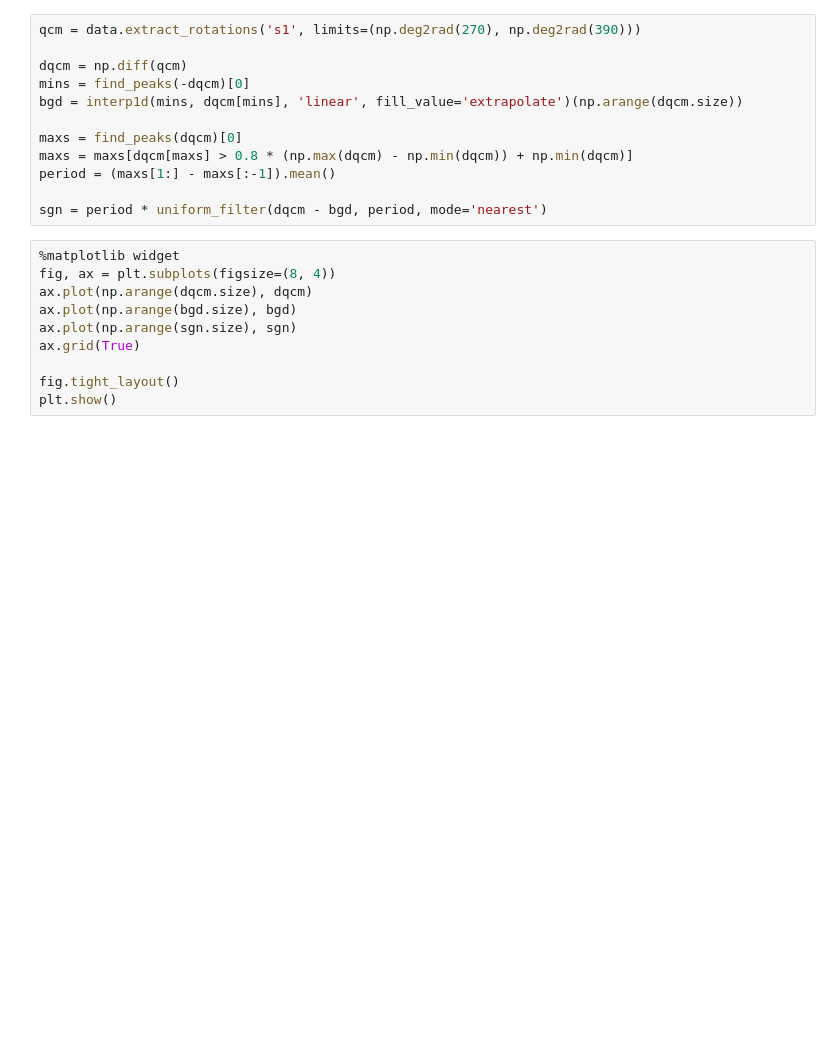
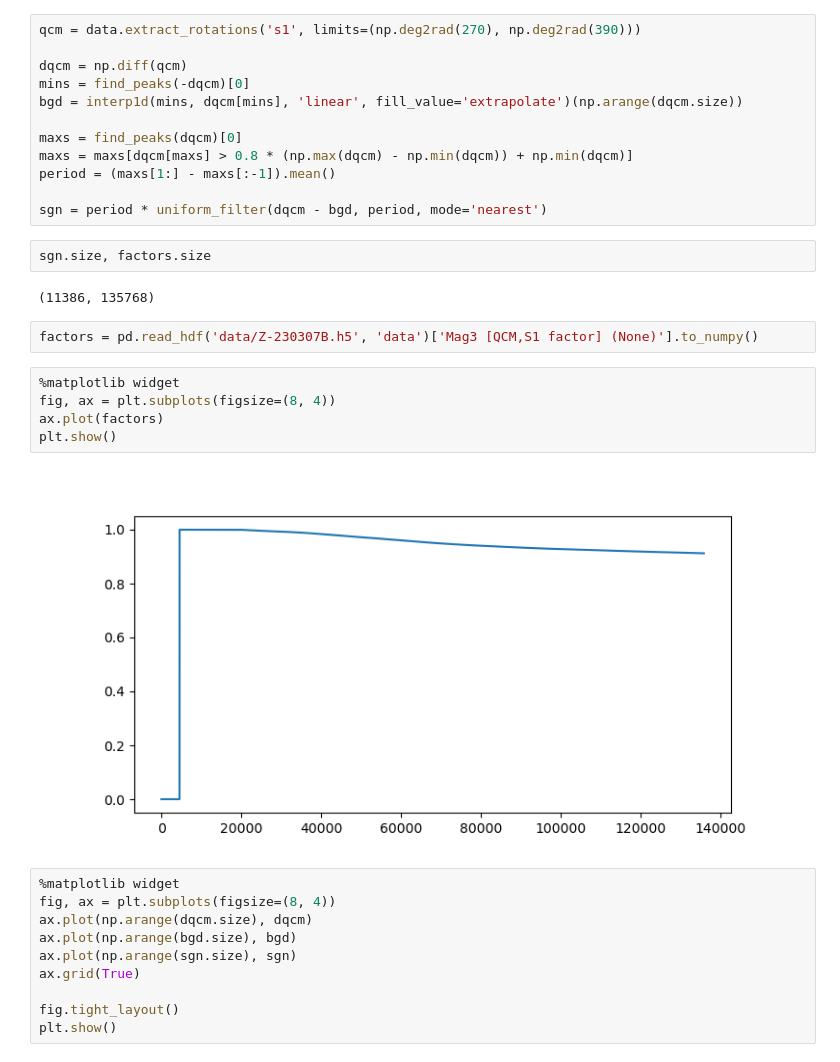
Before and after one commit to simply-nicky/robust_hw, a Jupyter notebook: dev_stats.ipynb, the cells around one changed output. Drawn from its saved outputs; the diff is of its cells as text; blank space fills up the shorter version.

```diff
--- a/dev_stats.ipynb
+++ b/dev_stats.ipynb
@@ -21,6 +21,19 @@ maxs = maxs[dqcm[maxs] > 0.8 * (np.max(dqcm) - np.min(dqcm)) + np.min(dqcm)]
 period = (maxs[1:] - maxs[:-1]).mean()
 
 sgn = period * uniform_filter(dqcm - bgd, period, mode='nearest')
+# %%
+sgn.size, factors.size
+# %% [output]
+(11386, 135768)
+# %%
+factors = pd.read_hdf('data/Z-230307B.h5', 'data')['Mag3 [QCM,S1 factor] (None)'].to_numpy()
+# %%
+%matplotlib widget
+fig, ax = plt.subplots(figsize=(8, 4))
+ax.plot(factors)
+plt.show()
+# %% [output]
+[figure, added]
 # %%
 %matplotlib widget
 fig, ax = plt.subplots(figsize=(8, 4))
```
Also changed, not shown: parts of 5 cells of this notebook, 3 other files.
